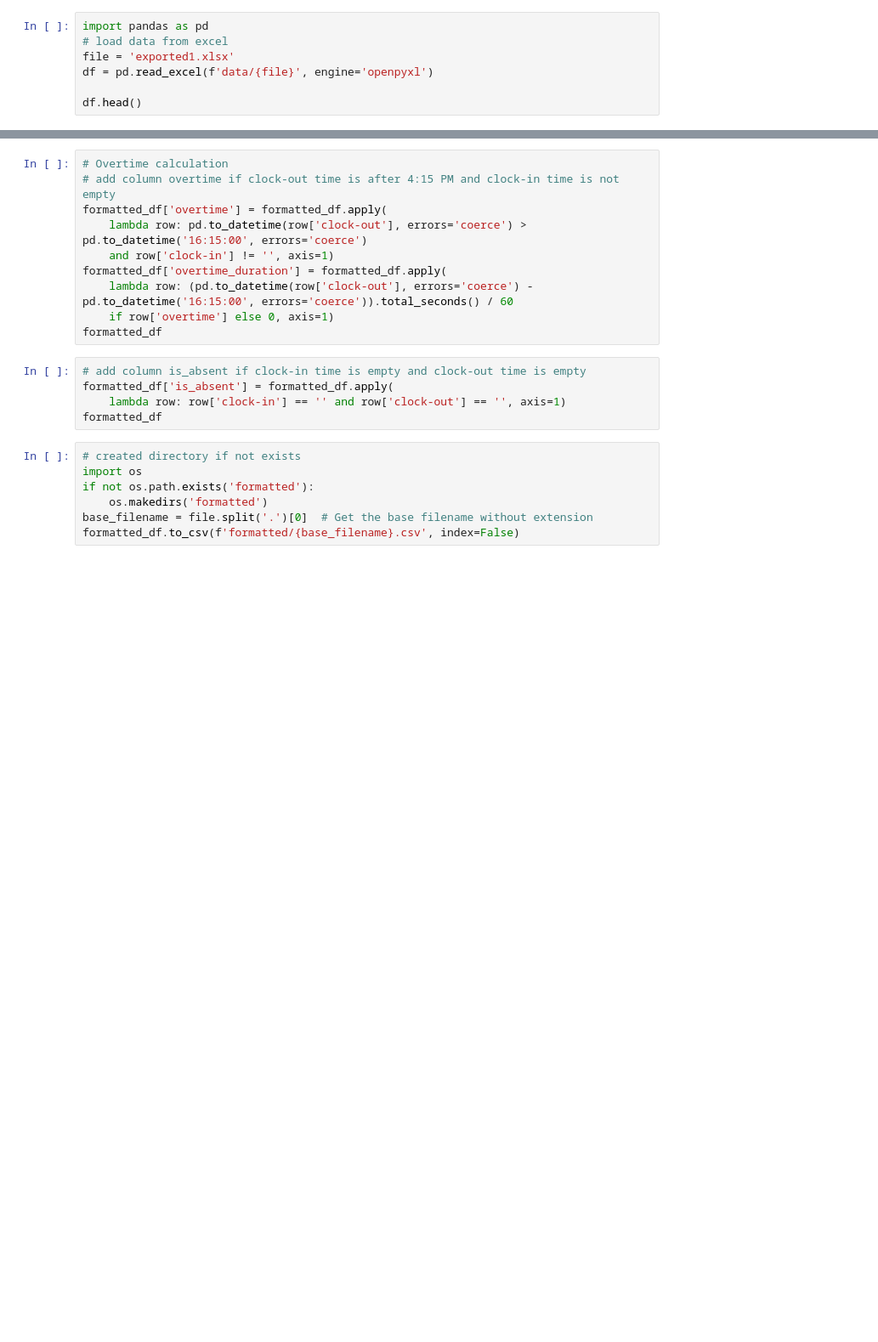
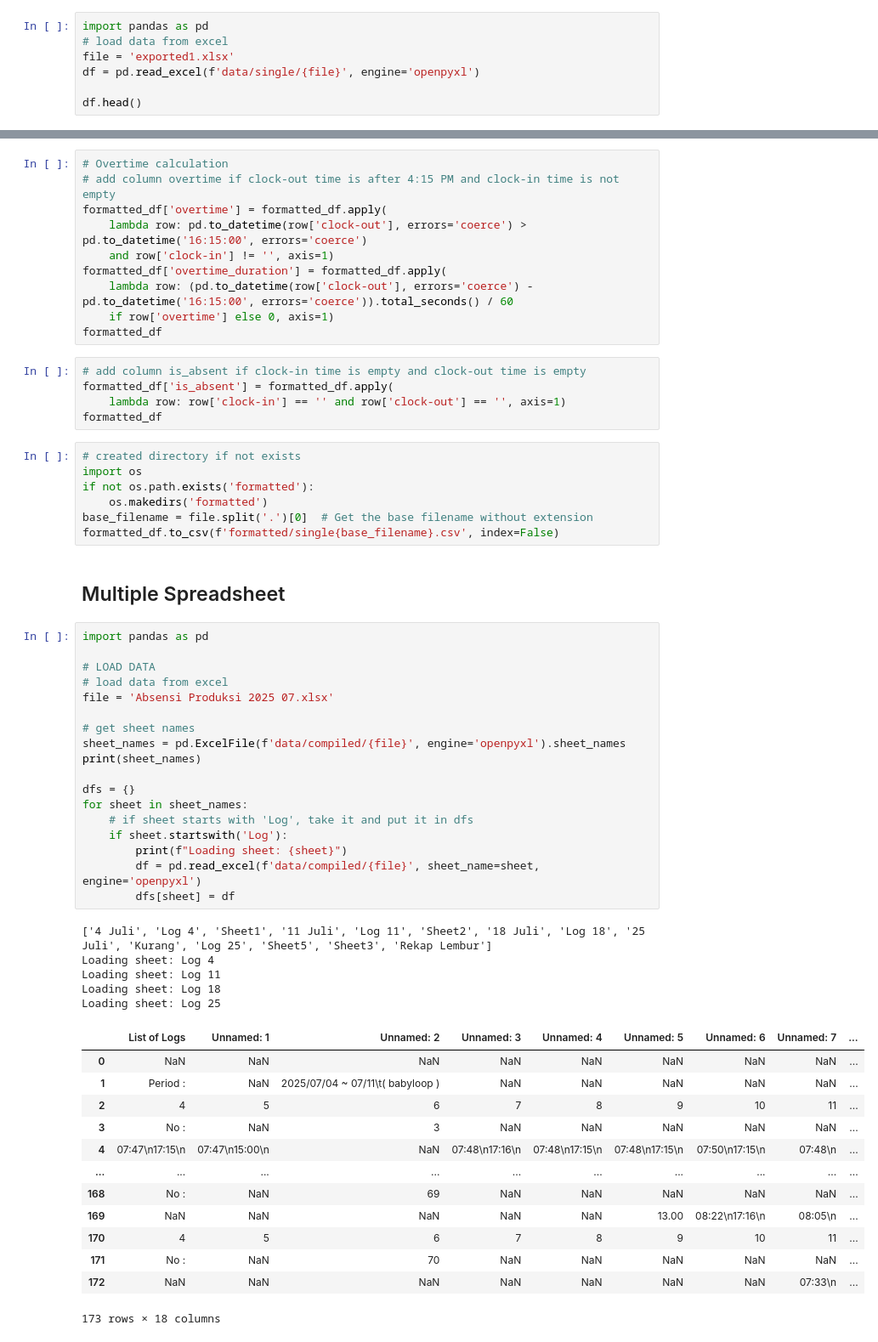
Before and after one commit to code13night/attendance_transform, a Jupyter notebook: notebook.ipynb, the cells around one changed output, grey strips where cells are left out. Shown: that part at 85% size. Saved outputs shown, nothing was run; the diff lists cells and outputs as text; blank space fills up the shorter version.

```diff
--- a/notebook.ipynb
+++ b/notebook.ipynb
@@ -6,7 +8,7 @@
 import pandas as pd
 # load data from excel
 file = 'exported1.xlsx'
-df = pd.read_excel(f'data/{file}', engine='openpyxl')
+df = pd.read_excel(f'data/single/{file}', engine='openpyxl')
 
 df.head()
 # %% [output]
@@ -398,4 +400,43 @@ import os
 if not os.path.exists('formatted'):
     os.makedirs('formatted')
 base_filename = file.split('.')[0]  # Get the base filename without extension
-formatted_df.to_csv(f'formatted/{base_filename}.csv', index=False)
+formatted_df.to_csv(f'formatted/single{base_filename}.csv', index=False)
+# %% [markdown]
+## Multiple Spreadsheet
+# %%
+import pandas as pd
+
+# LOAD DATA
+# load data from excel
+file = 'Absensi Produksi 2025 07.xlsx'
+
+# get sheet names
+sheet_names = pd.ExcelFile(f'data/compiled/{file}', engine='openpyxl').sheet_names
+print(sheet_names)
+
+dfs = {}
+for sheet in sheet_names:
+    # if sheet starts with 'Log', take it and put it in dfs
+    if sheet.startswith('Log'):
+        print(f"Loading sheet: {sheet}")
+        df = pd.read_excel(f'data/compiled/{file}', sheet_name=sheet, engine='openpyxl')
+        dfs[sheet] = df
+# %% [output]
+['4 Juli', 'Log 4', 'Sheet1', '11 Juli', 'Log 11', 'Sheet2', '18 Juli', 'Log 18', '25 Juli', 'Kurang', 'Log 25', 'Sheet5', 'Sheet3', 'Rekap Lembur']
+Loading sheet: Log 4
+Loading sheet: Log 11
+Loading sheet: Log 18
+Loading sheet: Log 25
+|  | List of Logs | Unnamed: 1 | Unnamed: 2 | Unnamed: 3 | Unnamed: 4 | Unnamed: 5 | Unnamed: 6 | Unnamed: 7 | ... |
+| 0 | NaN | NaN | NaN | NaN | NaN | NaN | NaN | NaN | ... |
+| 1 | Period : | NaN | 2025/07/04 ~ 07/11\t( babyloop ) | NaN | NaN | NaN | NaN | NaN | ... |
+| 2 | 4 | 5 | 6 | 7 | 8 | 9 | 10 | 11 | ... |
+| 3 | No : | NaN | 3 | NaN | NaN | NaN | NaN | NaN | ... |
+| 4 | 07:47\n17:15\n | 07:47\n15:00\n | NaN | 07:48\n17:16\n | 07:48\n17:15\n | 07:48\n17:15\n | 07:50\n17:15\n | 07:48\n | ... |
+| ... | ... | ... | ... | ... | ... | ... | ... | ... | ... |
+| 168 | No : | NaN | 69 | NaN | NaN | NaN | NaN | NaN | ... |
+| 169 | NaN | NaN | NaN | NaN | NaN | 13.00 | 08:22\n17:16\n | 08:05\n | ... |
+| 170 | 4 | 5 | 6 | 7 | 8 | 9 | 10 | 11 | ... |
+| 171 | No : | NaN | 70 | NaN | NaN | NaN | NaN | NaN | ... |
+| 172 | NaN | NaN | NaN | NaN | NaN | NaN | NaN | 07:33\n | ... |
+173 rows × 18 columns
```
Also changed, not shown: parts of 6 cells of this notebook, 1 other file.
